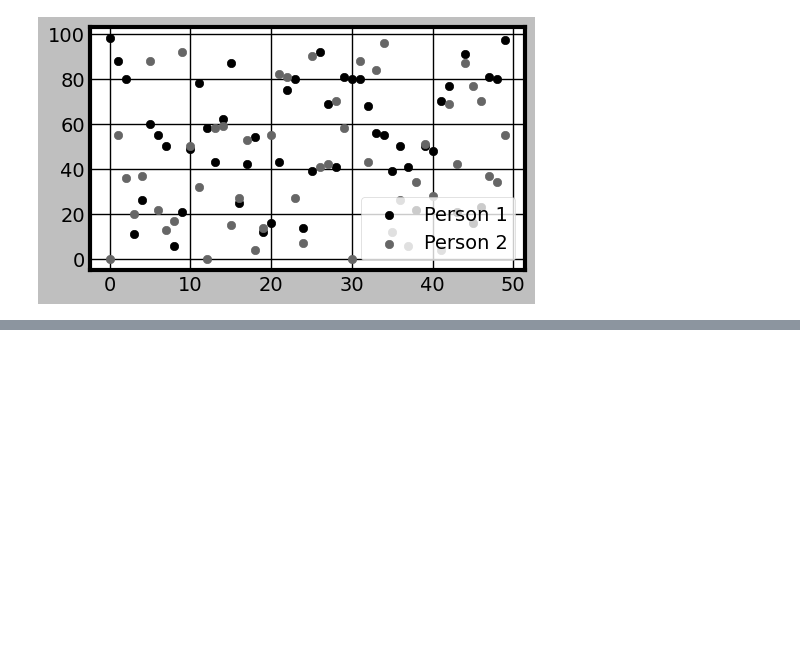
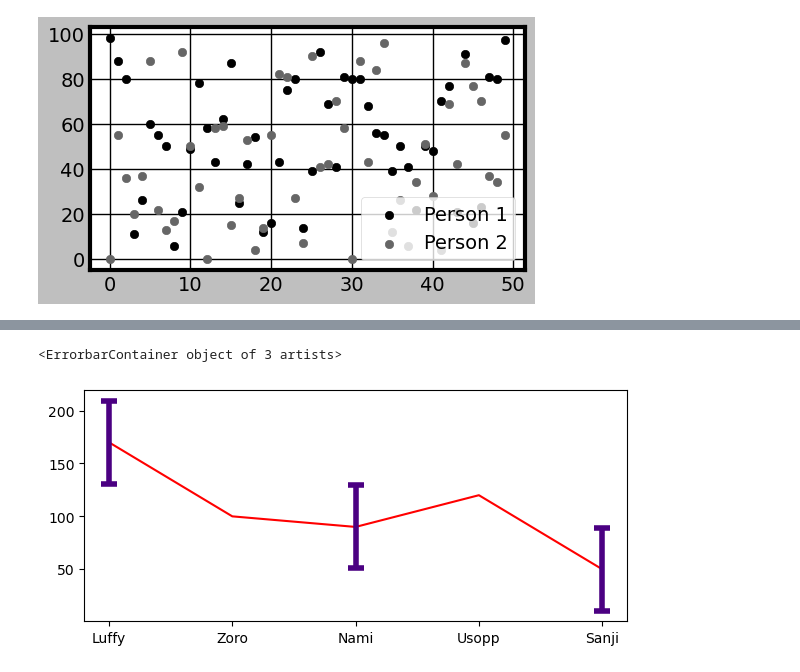
Before and after one commit to madeleineyu/visualization, a Jupyter notebook: lecture_notes.ipynb, the cells around one changed output, grey strips where cells are left out. Saved outputs shown, nothing was run; the diff lists cells and outputs as text; code cells hidden in the pictures; blank space fills up the shorter version.

```diff
--- a/lecture_notes.ipynb
+++ b/lecture_notes.ipynb
@@ -350,0 +405,13 @@ ax.legend(loc = 'lower right')
+# %%
+#Add error information
+
+y2_sd = np.std(y2)
+
+fig, ax = plt.subplots(figsize = (7,3))
+ax.plot(x, y2, color = 'red')
+
+ax.errorbar(x, y2, yerr = y2_sd, fmt = "none", ecolor = 'indigo',
+            elinewidth = 4, capsize = 6, capthick = 4, errorevery = 2)
+# %% [output]
+<ErrorbarContainer object of 3 artists>
+[figure, added]
```
Also changed, not shown: parts of 7 cells of this notebook.
